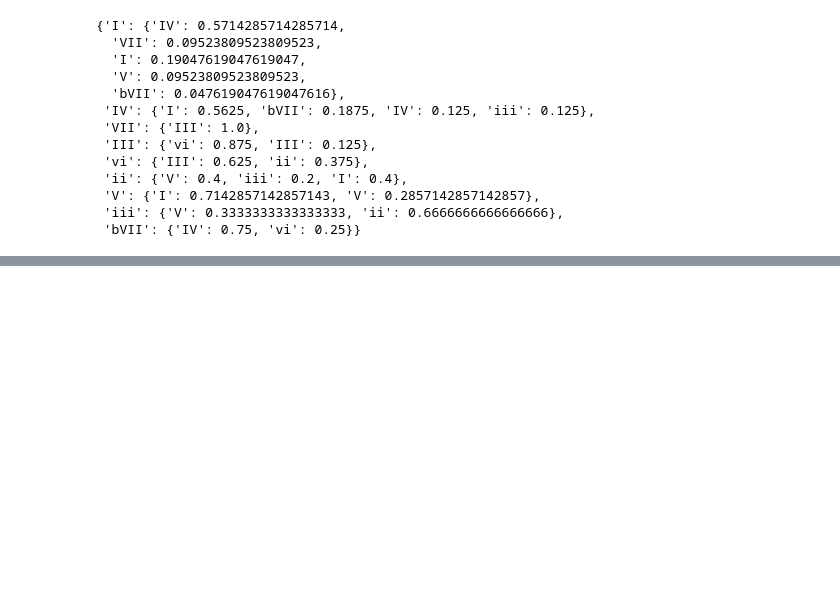
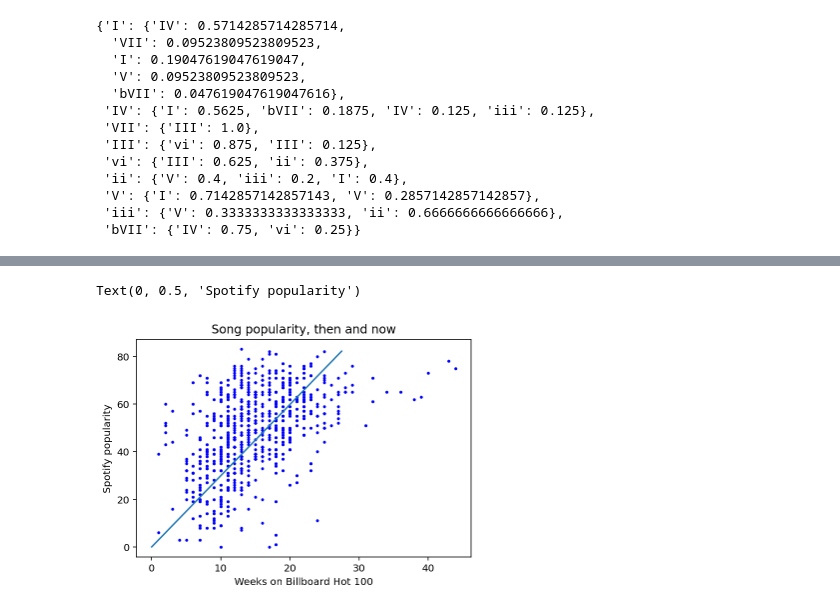
Before and after one commit to thatoddmailbox/music-popularity, a Jupyter notebook: preliminary.ipynb, the cells around one changed output, grey strips where cells are left out. Cells and saved outputs as stored; diff of their text form; code cells hidden in the pictures; blank space fills up the shorter version.

```diff
--- a/preliminary.ipynb
+++ b/preliminary.ipynb
@@ -242,0 +271,25 @@ ds.songs[1].chords().transition_probabilities(roman=True)
+# %%
+from sklearn.linear_model import LinearRegression
+import numpy as np
+
+weeks = []
+pop = []
+for s in ds.songs_with_spotify():
+    weeks.append(s.weeks_on_chart)
+    pop.append(s.spotify_info()["popularity"])
+
+model = LinearRegression(fit_intercept=False)
+model.fit(np.array(weeks).reshape(-1, 1) , np.array(pop).reshape(-1, 1) )
+
+x_best = np.linspace(0, 27.5, 100)
+y_best = model.predict(x_best[:, np.newaxis])
+
+plt.figure()
+plt.plot(weeks, pop, 'bo', markersize=2)
+plt.plot(x_best, y_best)
+plt.title("Song popularity, then and now")
+plt.xlabel("Weeks on Billboard Hot 100")
+plt.ylabel("Spotify popularity")
+# %% [output]
+Text(0, 0.5, 'Spotify popularity')
+[figure, added]
```
Also changed, not shown: parts of 17 cells of this notebook.
